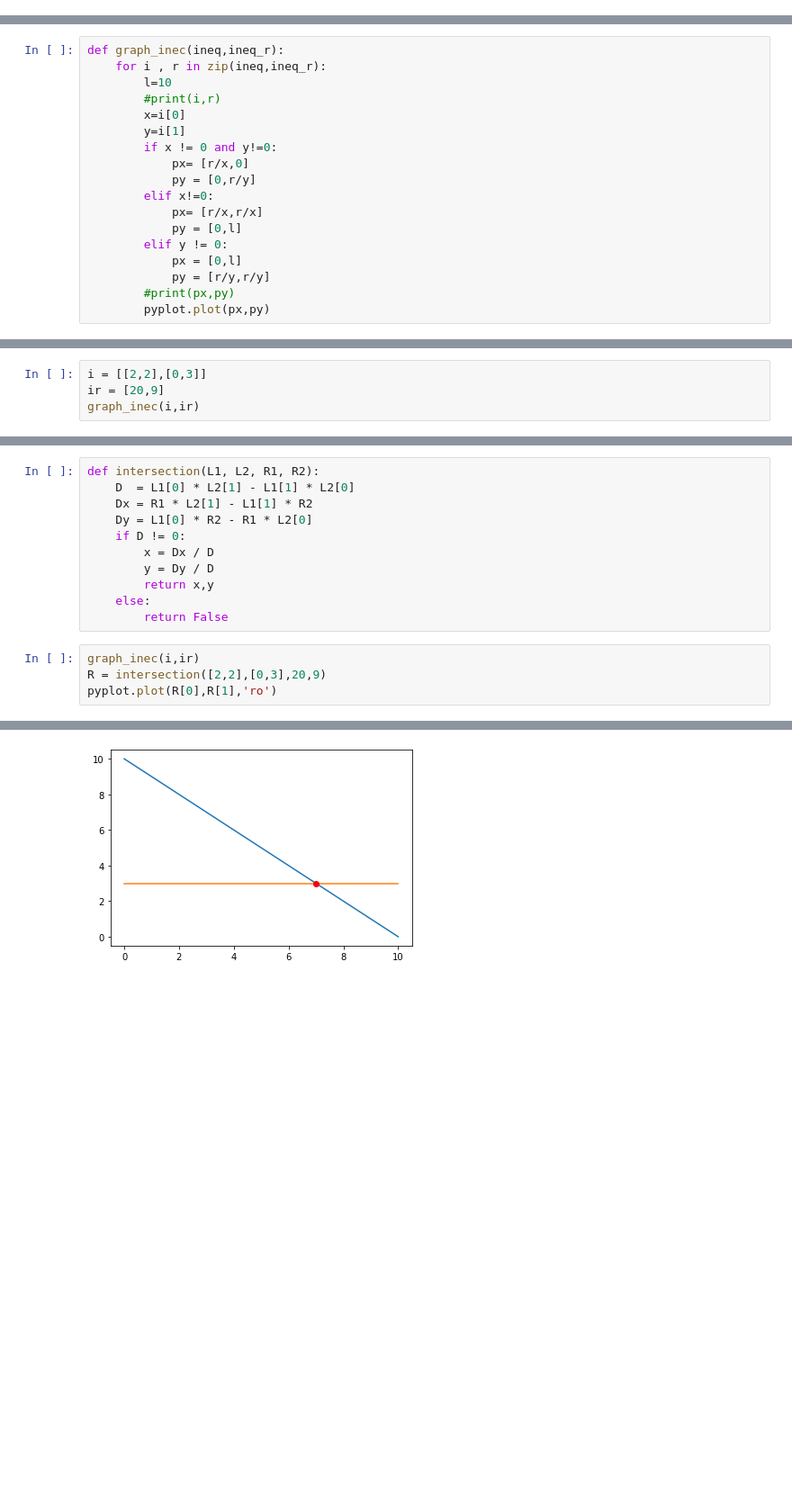
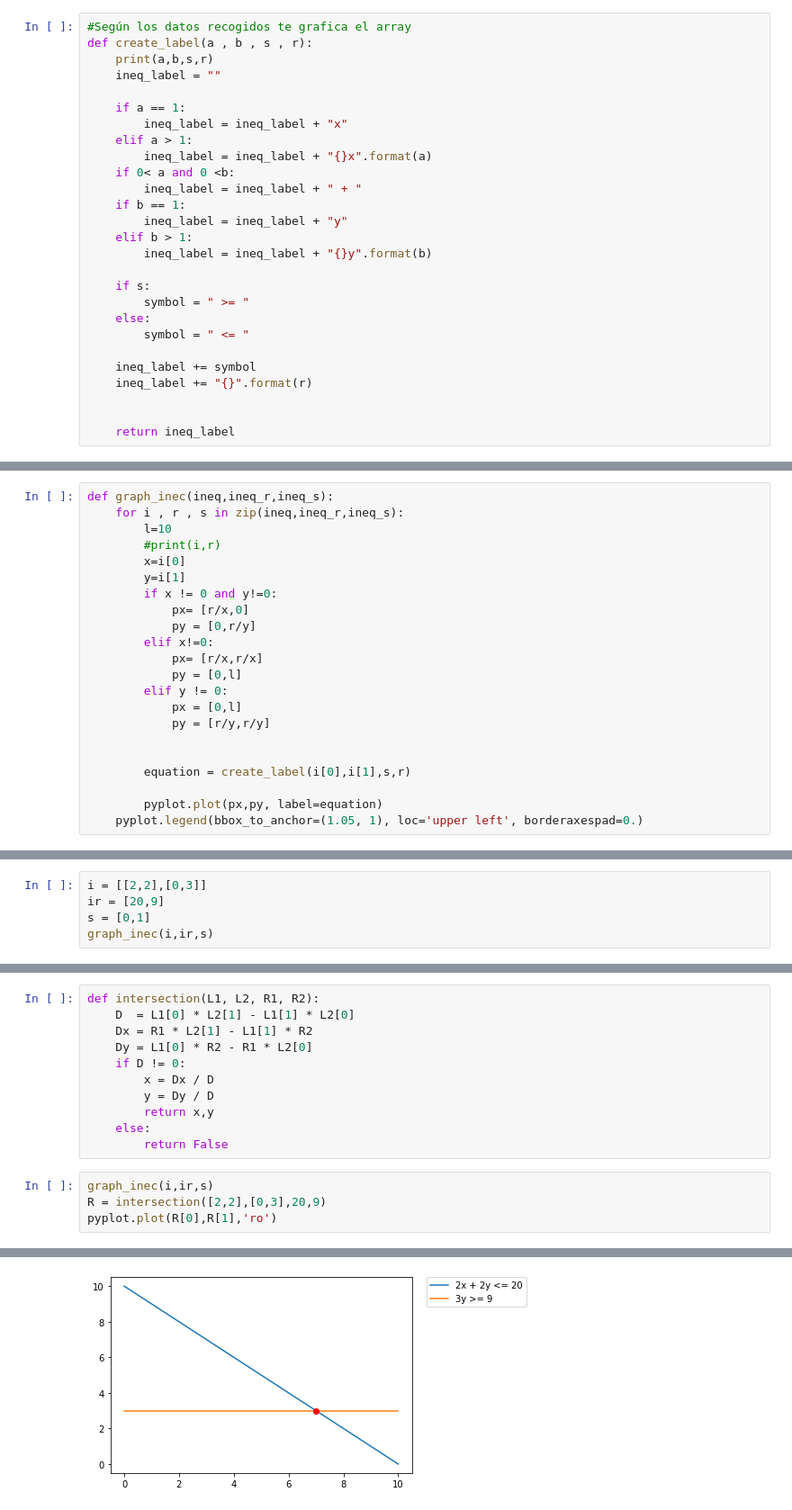
Before and after one commit to Frany-oss/Trabajo-Final-Algebra-Lineal, a Jupyter notebook: LinearProgramming.ipynb, the cells around one changed output, grey strips where cells are left out. Shown at 90% size. Cells and saved outputs as stored; diff of their text form; blank space fills up the shorter version.

```diff
--- a/LinearProgramming.ipynb
+++ b/LinearProgramming.ipynb
@@ -7 +69,28 @@ ineq_r = [20,5,8,2]
+# %%
+#Según los datos recogidos te grafica el array
+def create_label(a , b , s , r):
+    print(a,b,s,r)
+    ineq_label = ""
+
+    if a == 1:
+        ineq_label = ineq_label + "x"
+    elif a > 1:
+        ineq_label = ineq_label + "{}x".format(a)
+    if 0< a and 0 <b:
+        ineq_label = ineq_label + " + "
+    if b == 1:
+        ineq_label = ineq_label + "y"
+    elif b > 1:
+        ineq_label = ineq_label + "{}y".format(b)
+
+    if s:
+        symbol = " >= "
+    else:
+        symbol = " <= "
+
+    ineq_label += symbol
+    ineq_label += "{}".format(r)
+
+
+    return ineq_label
 # %% [markdown]
@@ -9,6 +98,6 @@ ineq_r = [20,5,8,2]
 # %%
-def graph_inec(ineq,ineq_r):
-    for i , r in zip(ineq,ineq_r):
+def graph_inec(ineq,ineq_r,ineq_s):
+    for i , r , s in zip(ineq,ineq_r,ineq_s):
         l=10
         #print(i,r)
         x=i[0]
@@ -22,5 +111,9 @@ def graph_inec(ineq,ineq_r):
         elif y != 0:
             px = [0,l]
             py = [r/y,r/y]
-        #print(px,py)
-        pyplot.plot(px,py)
+
+
+        equation = create_label(i[0],i[1],s,r)
+
+        pyplot.plot(px,py, label=equation)
+    pyplot.legend(bbox_to_anchor=(1.05, 1), loc='upper left', borderaxespad=0.)
@@ -35,5 +162,6 @@ graph_inec(ineq,ineq_r)
 # %%
 i = [[2,2],[0,3]]
 ir = [20,9]
-graph_inec(i,ir)
+s = [0,1]
+graph_inec(i,ir,s)
 # %% [output]
@@ -50,7 +180,7 @@ def intersection(L1, L2, R1, R2):
     else:
         return False
 # %%
-graph_inec(i,ir)
+graph_inec(i,ir,s)
 R = intersection([2,2],[0,3],20,9)
 pyplot.plot(R[0],R[1],'ro')
 # %% [output]
@@ -58,4 +190,4 @@ pyplot.plot(R[0],R[1],'ro')
-[figure, old version]
+[figure, new version]
 # %%
 def graph_inter(ineq,ineq_r):
     interX = []
```
Also changed, not shown: parts of 17 cells of this notebook.
